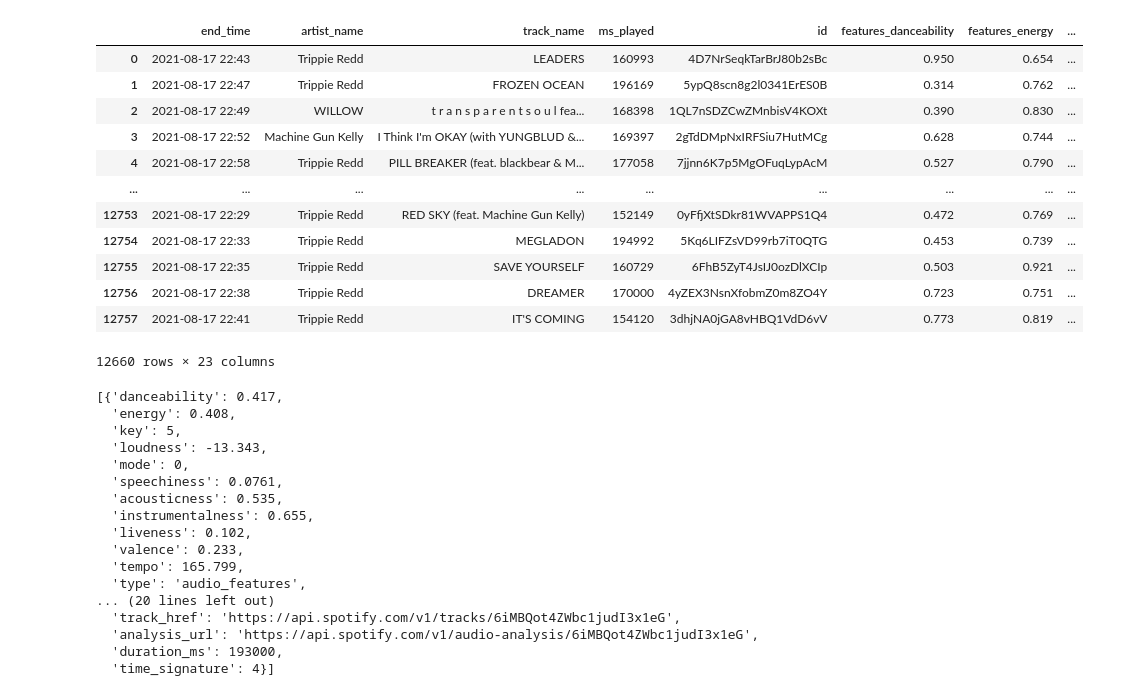
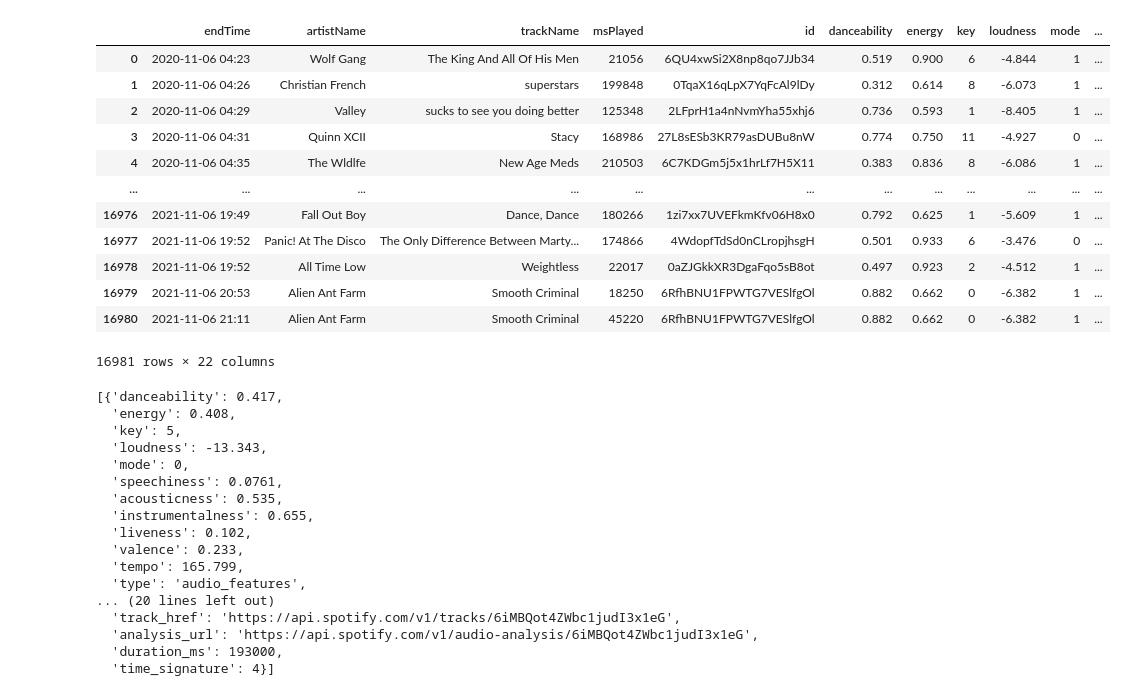
Before and after one commit to JackE249/Spotify-Data-301, a Jupyter notebook: mc_group_project.ipynb, the cells around one changed output. Drawn from its saved outputs; the diff is of its cells as text; code cells hidden in the pictures.

```diff
--- a/mc_group_project.ipynb
+++ b/mc_group_project.ipynb
@@ -94,7 +91,6 @@ def get_streamings(path: str) -> List[dict]:
 # %%
 tracks_file = open(f'{data_path}/{prefix}history_with_ids', 'r')
 tracks = json.load(tracks_file)
-
 # drop any rows without an id
 indices_to_remove = []
 for i in range(len(tracks)):
@@ -109,5 +105,5 @@ prev = 0
 for x in indices_to_remove:
    tracks_result += tracks[prev + 1: x]
    prev = x
-tracks = tracks_result
+tracks_clean = tracks_result
 # %% [output]
@@ -140,34 +137,24 @@ while(len(unique_ids) - block > 0):
    ids = unique_ids[block:block + 100]
    block+=100
    features += sp.audio_features(ids)
-# %%
-# AFTER RUNNING THE TWO QUERIES THIS SHOULD BE THE FINAL FILE WITH SONG IDS AND FEATURES OF EACH
-tracks_file = open(f'{data_path}/{prefix}history_with_features', 'r')
-tracks = json.load(tracks_file)
-
-# flatten dictionary
-dataset_df = pd.DataFrame(tracks)
-dataset_df = pd.json_normalize(tracks, sep='_')
-dataset_df = dataset_df.drop("features", 1)
-dataset_df = dataset_df.rename(columns={"endTime": "end_time", "artistName": "artist_name", "trackName": "track_name", "msPlayed": "ms_played"})
-
-# drop null ids or features
-dataset_df = dataset_df.dropna(subset=dataset_df.columns.array[4:])
-dataset_df
-# %% [output]
-|  | end_time | artist_name | track_name | ms_played | id | features_danceability | features_energy | ... |
-| 0 | 2021-08-17 22:43 | Trippie Redd | LEADERS | 160993 | 4D7NrSeqkTarBrJ80b2sBc | 0.950 | 0.654 | ... |
-| 1 | 2021-08-17 22:47 | Trippie Redd | FROZEN OCEAN | 196169 | 5ypQ8scn8g2l0341ErES0B | 0.314 | 0.762 | ... |
-| 2 | 2021-08-17 22:49 | WILLOW | t r a n s p a r e n t s o u l fea... | 168398 | 1QL7nSDZCwZMnbisV4KOXt | 0.390 | 0.830 | ... |
-| 3 | 2021-08-17 22:52 | Machine Gun Kelly | I Think I'm OKAY (with YUNGBLUD &... | 169397 | 2gTdDMpNxIRFSiu7HutMCg | 0.628 | 0.744 | ... |
-| 4 | 2021-08-17 22:58 | Trippie Redd | PILL BREAKER (feat. blackbear & M... | 177058 | 7jjnn6K7p5MgOFuqLypAcM | 0.527 | 0.790 | ... |
-| ... | ... | ... | ... | ... | ... | ... | ... | ... |
-| 12753 | 2021-08-17 22:29 | Trippie Redd | RED SKY (feat. Machine Gun Kelly) | 152149 | 0yFfjXtSDkr81WVAPPS1Q4 | 0.472 | 0.769 | ... |
-| 12754 | 2021-08-17 22:33 | Trippie Redd | MEGLADON | 194992 | 5Kq6LIFZsVD99rb7iT0QTG | 0.453 | 0.739 | ... |
-| 12755 | 2021-08-17 22:35 | Trippie Redd | SAVE YOURSELF | 160729 | 6FhB5ZyT4JsIJ0ozDlXCIp | 0.503 | 0.921 | ... |
-| 12756 | 2021-08-17 22:38 | Trippie Redd | DREAMER | 170000 | 4yZEX3NsnXfobmZ0m8ZO4Y | 0.723 | 0.751 | ... |
-| 12757 | 2021-08-17 22:41 | Trippie Redd | IT'S COMING | 154120 | 3dhjNA0jGA8vHBQ1VdD6vV | 0.773 | 0.819 | ... |
-12660 rows × 23 columns
+# %%
+# AFTER RUNNING THE TWO QUERIES THIS SHOULD BE THE FINAL FILE WITH SONG IDS AND FEATURES OF EACH
+pd.merge(tracks_df, pd.DataFrame(features), on='id', how='left').to_csv(f'{data_path}/{prefix}history_with_features', index=False)
+pd.read_csv(f'{data_path}/{prefix}history_with_features')
+# %% [output]
+|  | endTime | artistName | trackName | msPlayed | id | danceability | energy | key | loudness | mode | ... |
+| 0 | 2020-11-06 04:23 | Wolf Gang | The King And All Of His Men | 21056 | 6QU4xwSi2X8np8qo7JJb34 | 0.519 | 0.900 | 6 | -4.844 | 1 | ... |
+| 1 | 2020-11-06 04:26 | Christian French | superstars | 199848 | 0TqaX16qLpX7YqFcAl9lDy | 0.312 | 0.614 | 8 | -6.073 | 1 | ... |
+| 2 | 2020-11-06 04:29 | Valley | sucks to see you doing better | 125348 | 2LFprH1a4nNvmYha55xhj6 | 0.736 | 0.593 | 1 | -8.405 | 1 | ... |
+| 3 | 2020-11-06 04:31 | Quinn XCII | Stacy | 168986 | 27L8sESb3KR79asDUBu8nW | 0.774 | 0.750 | 11 | -4.927 | 0 | ... |
+| 4 | 2020-11-06 04:35 | The Wldlfe | New Age Meds | 210503 | 6C7KDGm5j5x1hrLf7H5X11 | 0.383 | 0.836 | 8 | -6.086 | 1 | ... |
+| ... | ... | ... | ... | ... | ... | ... | ... | ... | ... | ... | ... |
+| 16976 | 2021-11-06 19:49 | Fall Out Boy | Dance, Dance | 180266 | 1zi7xx7UVEFkmKfv06H8x0 | 0.792 | 0.625 | 1 | -5.609 | 1 | ... |
+| 16977 | 2021-11-06 19:52 | Panic! At The Disco | The Only Difference Between Marty... | 174866 | 4WdopfTdSd0nCLropjhsgH | 0.501 | 0.933 | 6 | -3.476 | 0 | ... |
+| 16978 | 2021-11-06 19:52 | All Time Low | Weightless | 22017 | 0aZJGkkXR3DgaFqo5sB8ot | 0.497 | 0.923 | 2 | -4.512 | 1 | ... |
+| 16979 | 2021-11-06 20:53 | Alien Ant Farm | Smooth Criminal | 18250 | 6RfhBNU1FPWTG7VESlfgOl | 0.882 | 0.662 | 0 | -6.382 | 1 | ... |
+| 16980 | 2021-11-06 21:11 | Alien Ant Farm | Smooth Criminal | 45220 | 6RfhBNU1FPWTG7VESlfgOl | 0.882 | 0.662 | 0 | -6.382 | 1 | ... |
+16981 rows × 22 columns
 # %%
 sp.audio_features(["6tJFtthY0rI1x06qb8NjK0","6iMBQot4ZWbc1judI3x1eG"])
 # %% [output]
```
Also changed, not shown: parts of 2 cells of this notebook, 2 other files.
